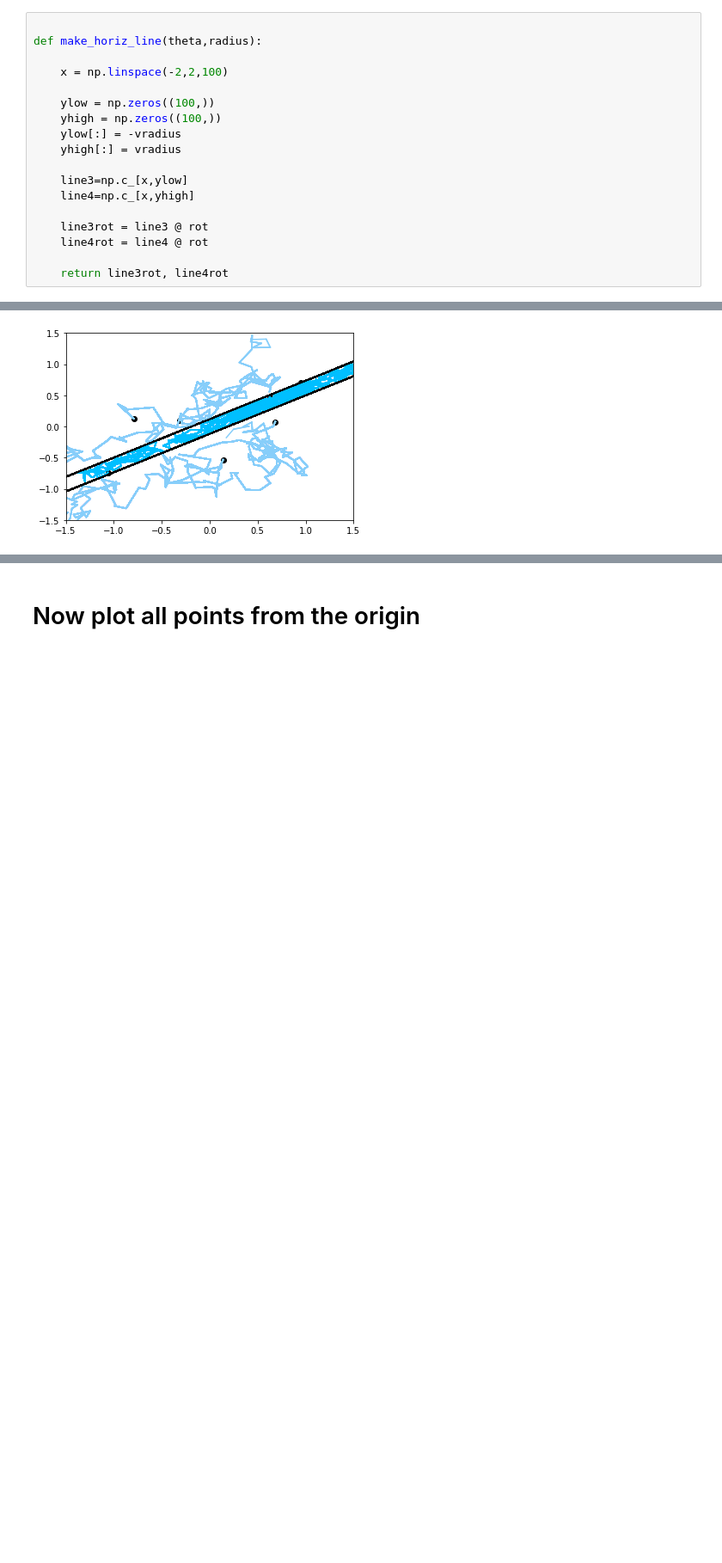
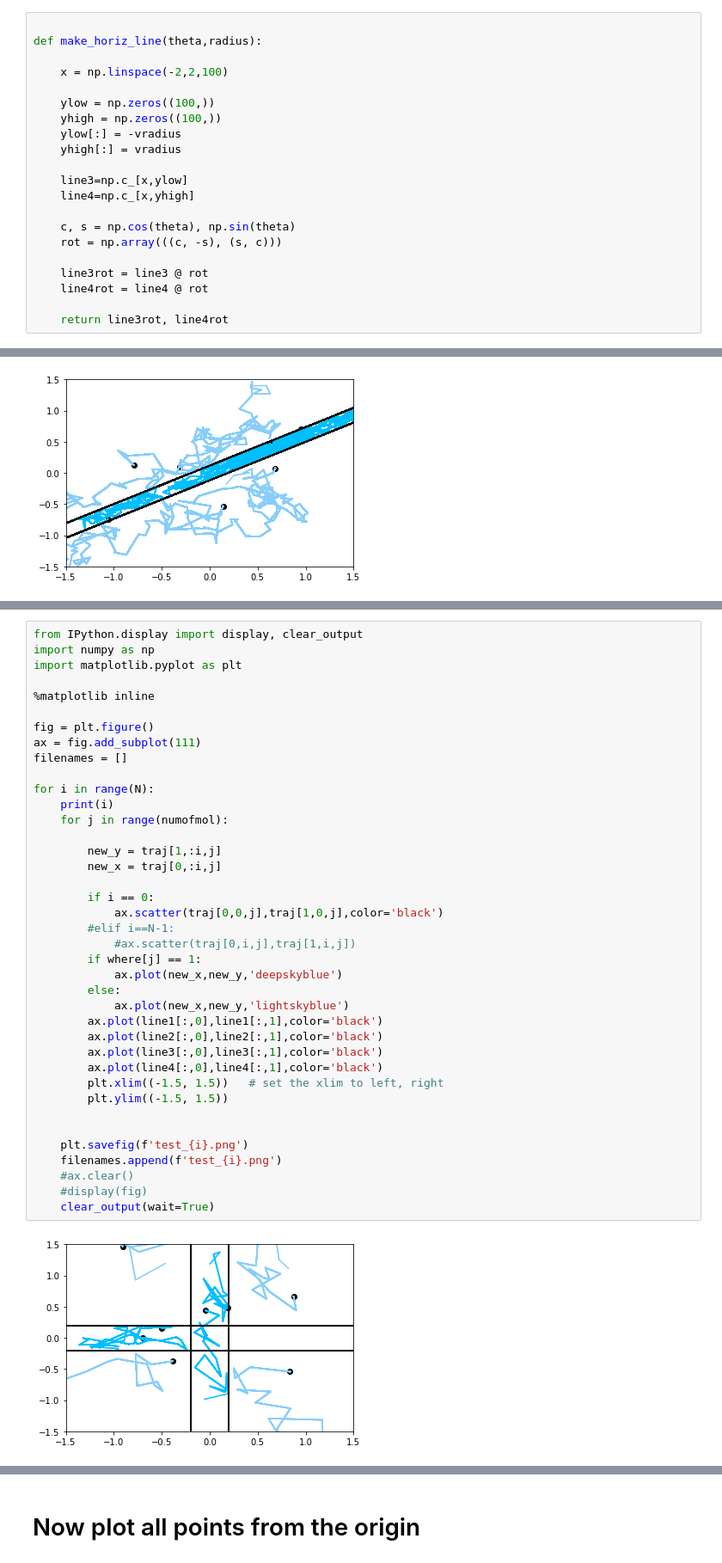
Before and after one commit to Bradley-Karat/DiffSimViz, a Jupyter notebook: backup/diffsimviz_debug.ipynb, the cells around one changed output, grey strips where cells are left out. Shown at 86% size. Cells and saved outputs as stored; diff of their text form; blank space fills up the shorter version.

```diff
--- a/backup/diffsimviz_debug.ipynb
+++ b/backup/diffsimviz_debug.ipynb
@@ -395,6 +437,9 @@ def make_horiz_line(theta,radius):
     line3=np.c_[x,ylow]
     line4=np.c_[x,yhigh]
 
+    c, s = np.cos(theta), np.sin(theta)
+    rot = np.array(((c, -s), (s, c)))
+
     line3rot = line3 @ rot
     line4rot = line4 @ rot
 
@@ -453,0 +503,41 @@ with imageio.get_writer('10mol_45deg.gif', mode='I') as writer:
+# %%
+from IPython.display import display, clear_output
+import numpy as np
+import matplotlib.pyplot as plt
+
+%matplotlib inline
+
+fig = plt.figure()
+ax = fig.add_subplot(111)
+filenames = []
+
+for i in range(N):
+    print(i)
+    for j in range(numofmol):
+
+        new_y = traj[1,:i,j]
+        new_x = traj[0,:i,j]
+
+        if i == 0:
+            ax.scatter(traj[0,0,j],traj[1,0,j],color='black')
+        #elif i==N-1:
+            #ax.scatter(traj[0,i,j],traj[1,i,j])
+        if where[j] == 1:
+            ax.plot(new_x,new_y,'deepskyblue')
+        else:
+            ax.plot(new_x,new_y,'lightskyblue')
+        ax.plot(line1[:,0],line1[:,1],color='black')
+        ax.plot(line2[:,0],line2[:,1],color='black')
+        ax.plot(line3[:,0],line3[:,1],color='black')
+        ax.plot(line4[:,0],line4[:,1],color='black')
+        plt.xlim((-1.5, 1.5))   # set the xlim to left, right
+        plt.ylim((-1.5, 1.5))
+
+
+    plt.savefig(f'test_{i}.png')
+    filenames.append(f'test_{i}.png')
+    #ax.clear()
+    #display(fig)
+    clear_output(wait=True)
+# %% [output]
+[figure, added]
```
Also changed, not shown: parts of 11 cells of this notebook.
